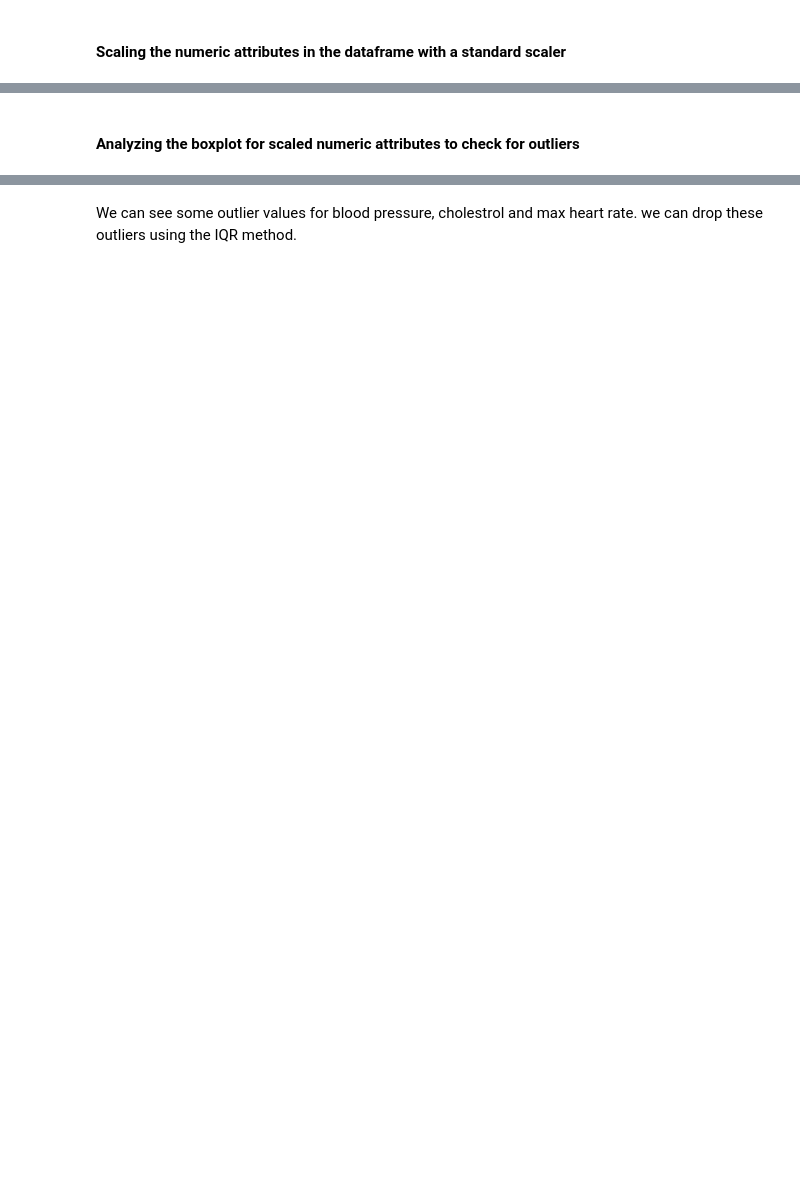
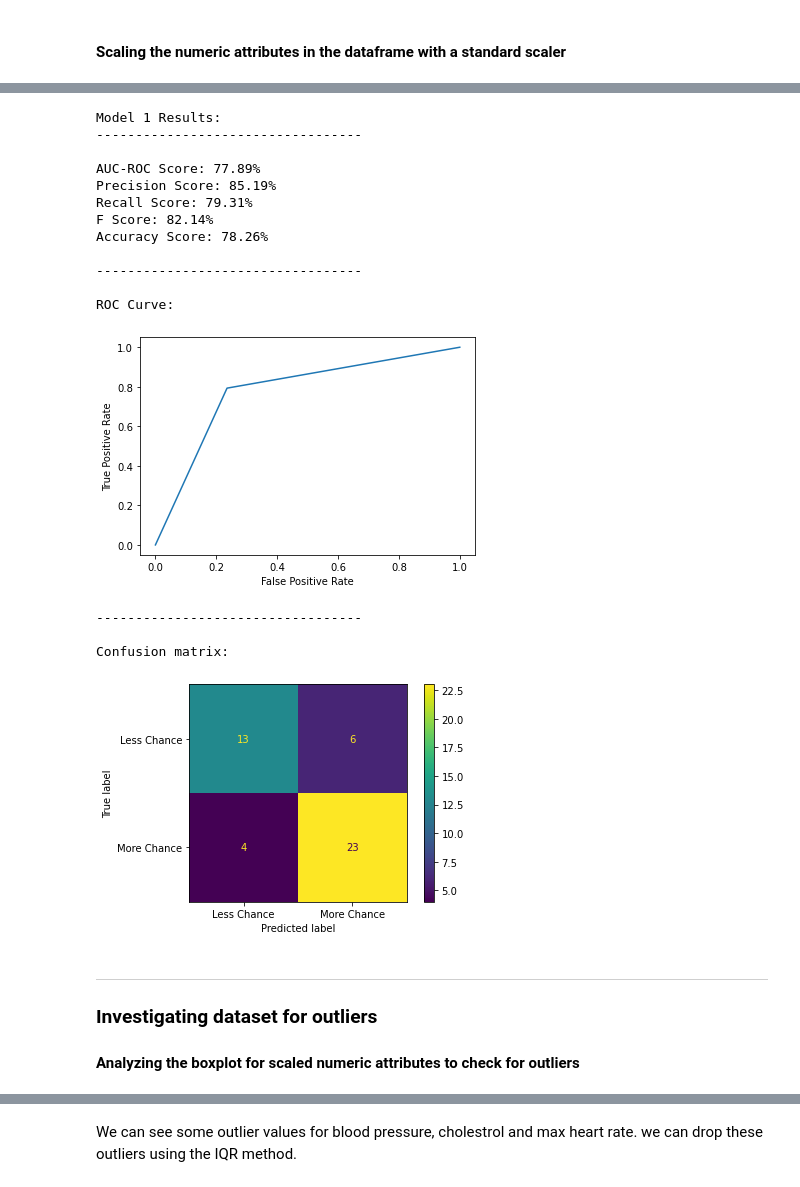
Before and after one commit to Akhilsudh/BITS-Assignment, a Jupyter notebook: Semester 2/Applied Machine Learning/2021MT12054_Akhil_S.ipynb, the cells around one changed output, grey strips where cells are left out. Saved outputs shown, nothing was run; the diff lists cells and outputs as text; code cells hidden in the pictures; blank space fills up the shorter version.

Commit message:
Updated Notebook with final results

```diff
--- a/Semester 2/Applied Machine Learning/2021MT12054_Akhil_S.ipynb
+++ b/Semester 2/Applied Machine Learning/2021MT12054_Akhil_S.ipynb
@@ -186,0 +218,6 @@ array([[ 0.9521966 ,  0.76395577, -0.25633371,  0.01544279,  0.72636505],
+# %%
+X_train, X_test, y_train, y_test = train_test_split(X, y, test_size = 0.15, random_state = 3)
+print("X_train: {}".format(X_train.shape))
+print("y_train: {}".format(y_train.shape))
+print("X_test: {}".format(X_test.shape))
+print("y_test: {}".format(y_test.shape))
@@ -187,3 +234,49 @@ array([[ 0.9521966 ,  0.76395577, -0.25633371,  0.01544279,  0.72636505],
+# %%
+gnb = GaussianNB()
+gnb.fit(X_train, y_train)
+y_pred = gnb.predict(X_test)
+print("Model 1 Results:")
+print("----------------------------------\n")
+print("AUC-ROC Score: {0:0.2f}%".format(roc_auc_score(y_test, y_pred) * 100))
+print("Precision Score: {0:0.2f}%".format(precision_score(y_test,y_pred) * 100))
+print("Recall Score: {0:0.2f}%".format(recall_score(y_test,y_pred) * 100))
+print("F Score: {0:0.2f}%".format(f1_score(y_test,y_pred) * 100))
+print("Accuracy Score: {0:0.2f}%".format(accuracy_score(y_test,y_pred) * 100))
+
+fpr, tpr, temp = roc_curve(y_test, y_pred)
+
+print("\n----------------------------------\n")
+print("ROC Curve:")
+plt.plot(fpr, tpr)
+plt.xlabel('False Positive Rate')
+plt.ylabel('True Positive Rate')
+plt.show()
+
+print("\n----------------------------------\n")
+print("Confusion matrix:")
+cm = confusion_matrix(y_pred,y_test)
+ConfusionMatrixDisplay(cm,display_labels =["Less Chance","More Chance"]).plot()
+plt.show()
+# %% [output]
+Model 1 Results:
+----------------------------------
+
+AUC-ROC Score: 77.89%
+Precision Score: 85.19%
+Recall Score: 79.31%
+F Score: 82.14%
+Accuracy Score: 78.26%
+
+----------------------------------
+
+ROC Curve:
+[figure, added]
+----------------------------------
+
+Confusion matrix:
+[figure, added]
 # %% [markdown]
+---
+### Investigating dataset for outliers
 #### Analyzing the boxplot for scaled numeric attributes to check for outliers
 # %%
```
Also changed, not shown: parts of 32 cells of this notebook.
